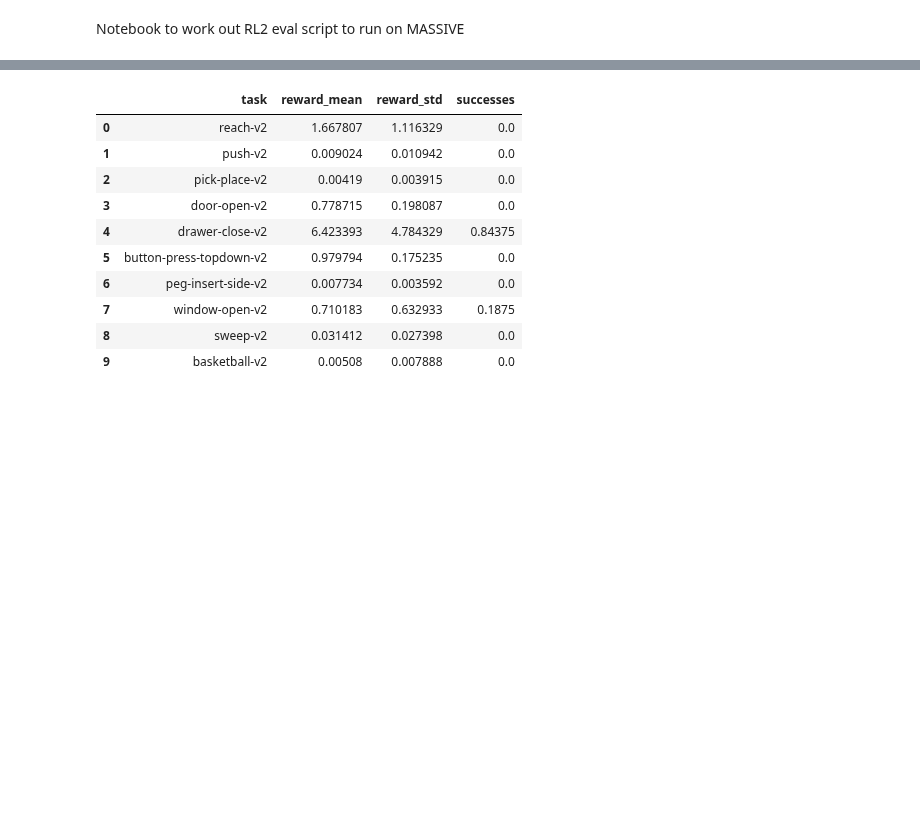
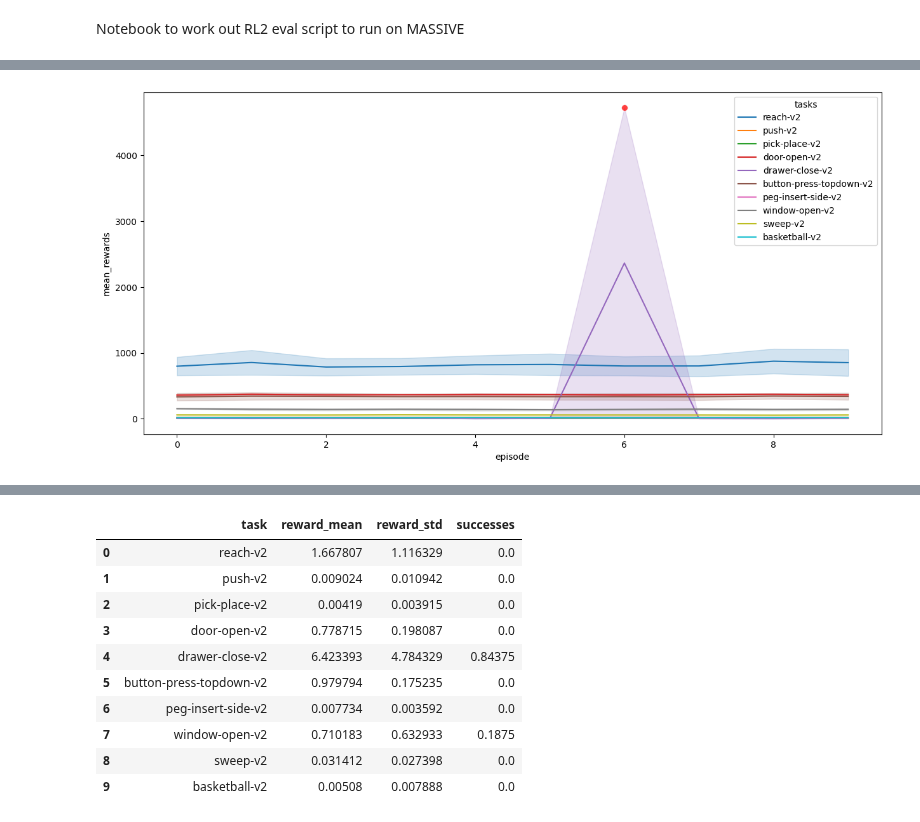
Before and after one commit to gdubbs100/right_left_brain_rl, a Jupyter notebook: rl2_eval_working.ipynb, the cells around one changed output, grey strips where cells are left out. Drawn from its saved outputs; the diff is of its cells as text; code cells hidden in the pictures; blank space fills up the shorter version.

```diff
--- a/rl2_eval_working.ipynb
+++ b/rl2_eval_working.ipynb
@@ -22,0 +186,4 @@ encoder_net = torch.load(RUN_FOLDER + '/models/encoder.pt')
+# %%
+train_tasks = list(ml10.train_classes.keys())
+results1 = clean_results(train_tasks, successes, rewards)
+results2 = clean_results(train_tasks, successes2, rewards2)
@@ -22,0 +214,3 @@ encoder_net = torch.load(RUN_FOLDER + '/models/encoder.pt')
+# %%
+results1 = combine_results(train_tasks, rewards, successes)
+results2 = combine_results(train_tasks, rewards2, successes2)
@@ -22,0 +260,23 @@ encoder_net = torch.load(RUN_FOLDER + '/models/encoder.pt')
+# %%
+df= pd.concat([results1, results2])
+
+fig, ax = plt.subplots(figsize = (15, 7))
+reward_plot = sns.lineplot(
+    data = df,
+    x = 'episode',
+    y = 'mean_rewards',
+    hue = 'tasks',
+)
+
+successes = sns.scatterplot(
+    data = df.query('successes==1'),
+    x = 'episode',
+    y = 'mean_rewards',
+    legend = False,
+    c = 'red',
+    s = 50,
+    alpha = 0.75
+)
+fig.savefig('./test.png')
+# %% [output]
+[figure, added]
```
Also changed, not shown: parts of 30 cells of this notebook, 6 other files.
